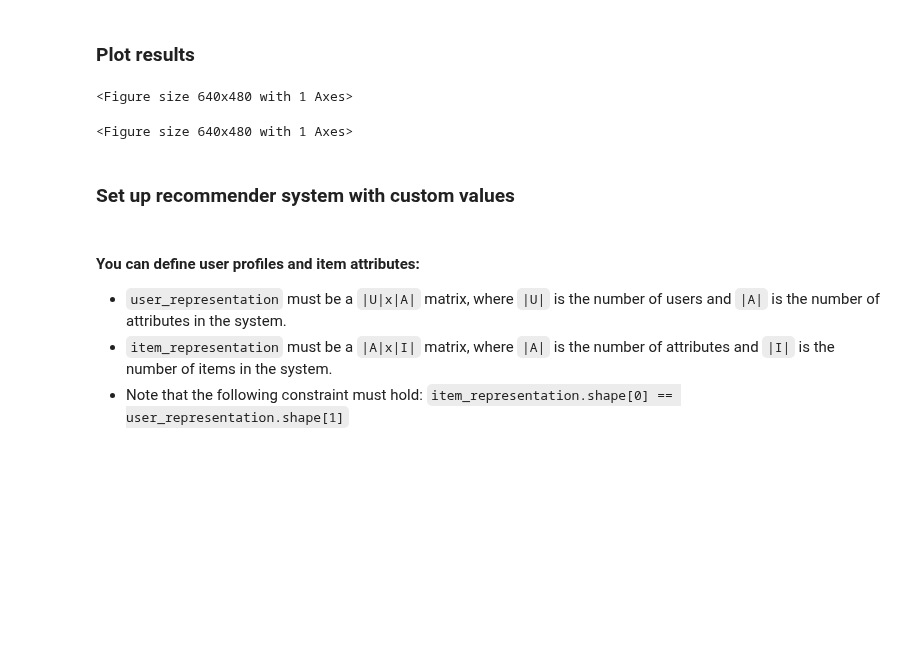
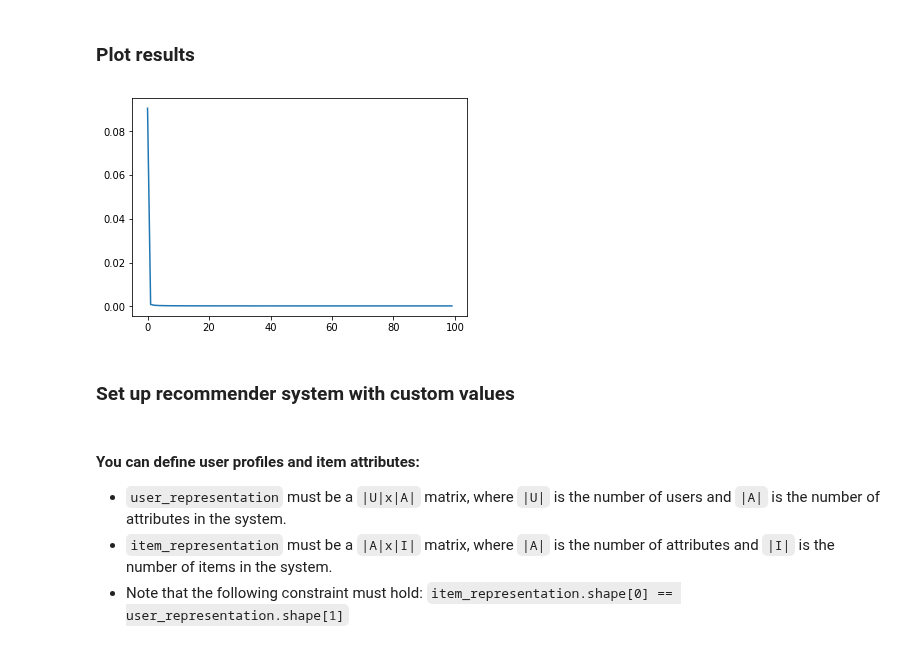
Before and after one commit to elucherini/t-recs, a Jupyter notebook: Debug & Visualize.ipynb, the cells around one changed output. Cells and saved outputs as stored; diff of their text form; code cells hidden in the pictures; blank space fills up the shorter version.

```diff
--- a/Debug & Visualize.ipynb
+++ b/Debug & Visualize.ipynb
@@ -83,13 +95,13 @@ measurements[0].head()
 # %%
 import matplotlib.pyplot as plt
 
-plt.plot(np.arange(100), measurements[0]['Homogeneity'])
+#plt.plot(np.arange(100), measurements[0]['Homogeneity'])
+#plt.show()
+start_slice = 0
+plt.plot(measurements[0]['Timesteps'][start_slice::], measurements[0]['MSE'][start_slice::])
 plt.show()
-plt.plot(np.arange(99), measurements[0]['MSE'][1::])
-plt.show()
 # %% [output]
-<Figure size 640x480 with 1 Axes>
-<Figure size 640x480 with 1 Axes>
+[figure, added]
 # %% [markdown]
 ### Set up recommender system with custom values
 # %% [markdown]
```
Also changed, not shown: parts of 7 cells of this notebook, 4 other files.
